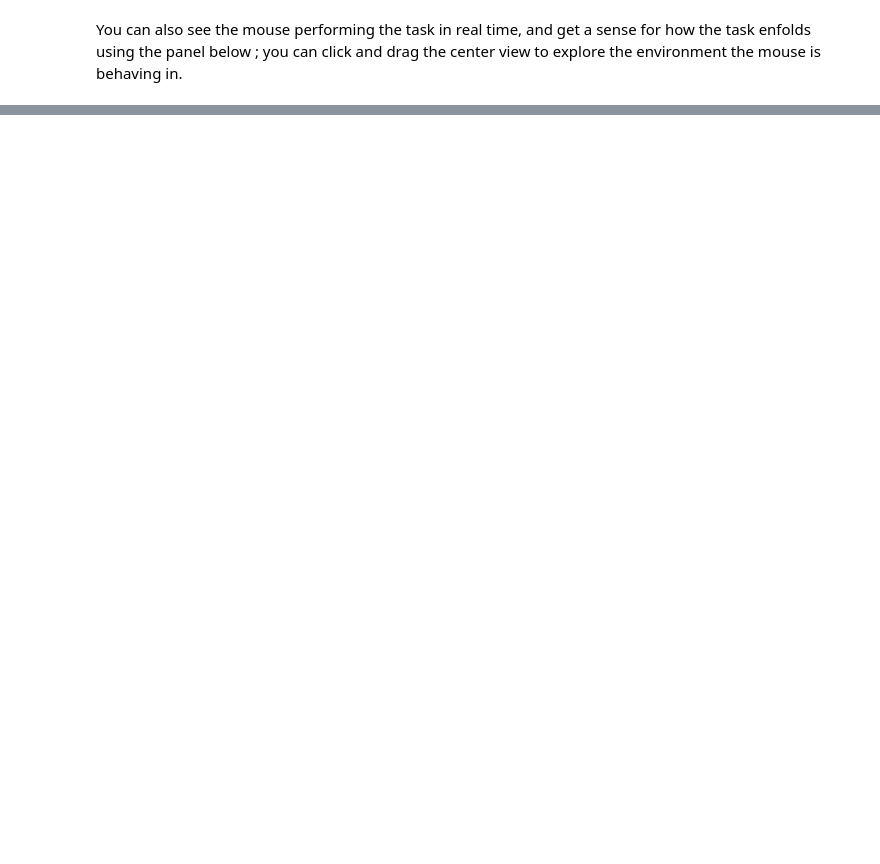
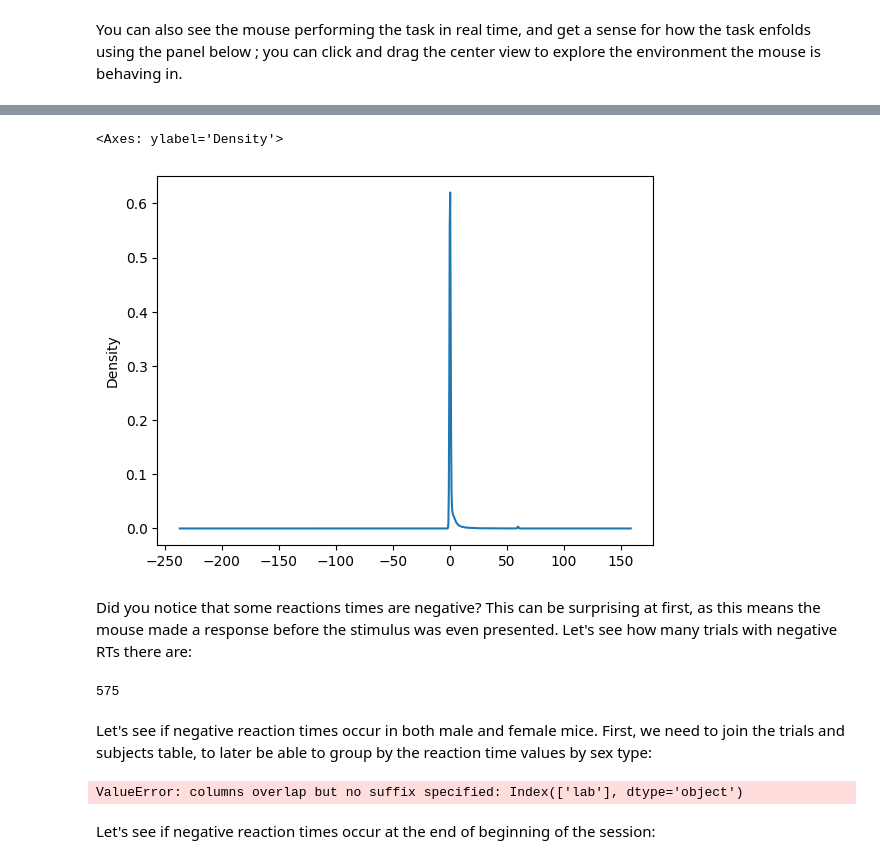
Before and after one commit to int-brain-lab/iblcourse, a Jupyter notebook: sources/behavior_course/course.ipynb, the cells around one changed output, grey strips where cells are left out. Saved outputs shown, nothing was run; the diff lists cells and outputs as text; code cells hidden in the pictures; blank space fills up the shorter version.

Commit message:
todos

```diff
--- a/sources/behavior_course/course.ipynb
+++ b/sources/behavior_course/course.ipynb
@@ -47,0 +107,25 @@ Look at the contrast on the screen, and pretend you are doing the task in your m
+# %%
+df_trial['reaction_time'].plot(kind='kde')
+# %% [output]
+<Axes: ylabel='Density'>
+[figure, added]
+# %% [markdown]
+Did you notice that some reactions times are negative? This can be surprising at first, as this means the mouse made a response before the stimulus was even presented. Let's see how many trials with negative RTs there are:
+# %%
+df_neg_rt = df_trial[df_trial['reaction_time'] < 0]
+print(len(df_neg_rt))
+# %% [output]
+575
+# %% [markdown]
+Let's see if negative reaction times occur in both male and female mice.
+First, we need to join the trials and subjects table, to later be able to group by the reaction time values by sex type:
+# %%
+# TODO join
+test_df = df_sess.join(df_subj.set_index('subject'), on='subject')
+
+
+# df_neg_rt.groupby('sex')['reaction_time']
+# %% [output]
+ValueError: columns overlap but no suffix specified: Index(['lab'], dtype='object')
+# %% [markdown]
+Let's see if negative reaction times occur at the end of beginning of the session:
```
Also changed, not shown: parts of 10 cells of this notebook, 1 other file.
